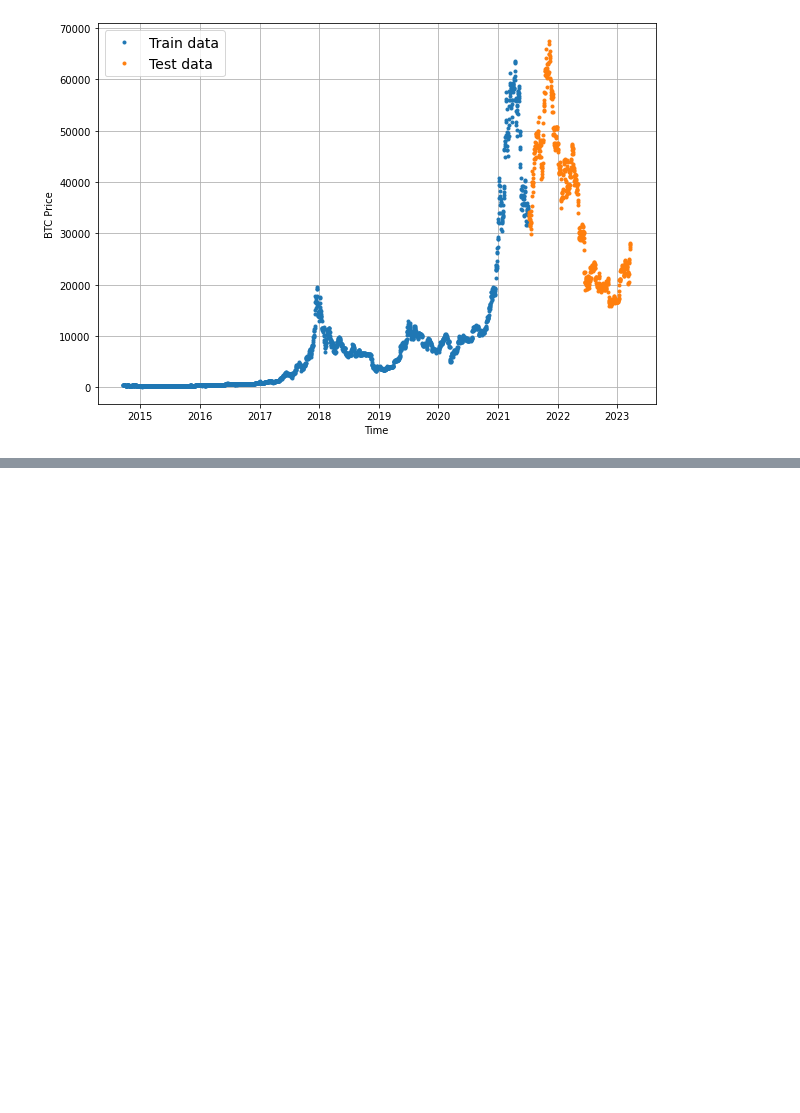
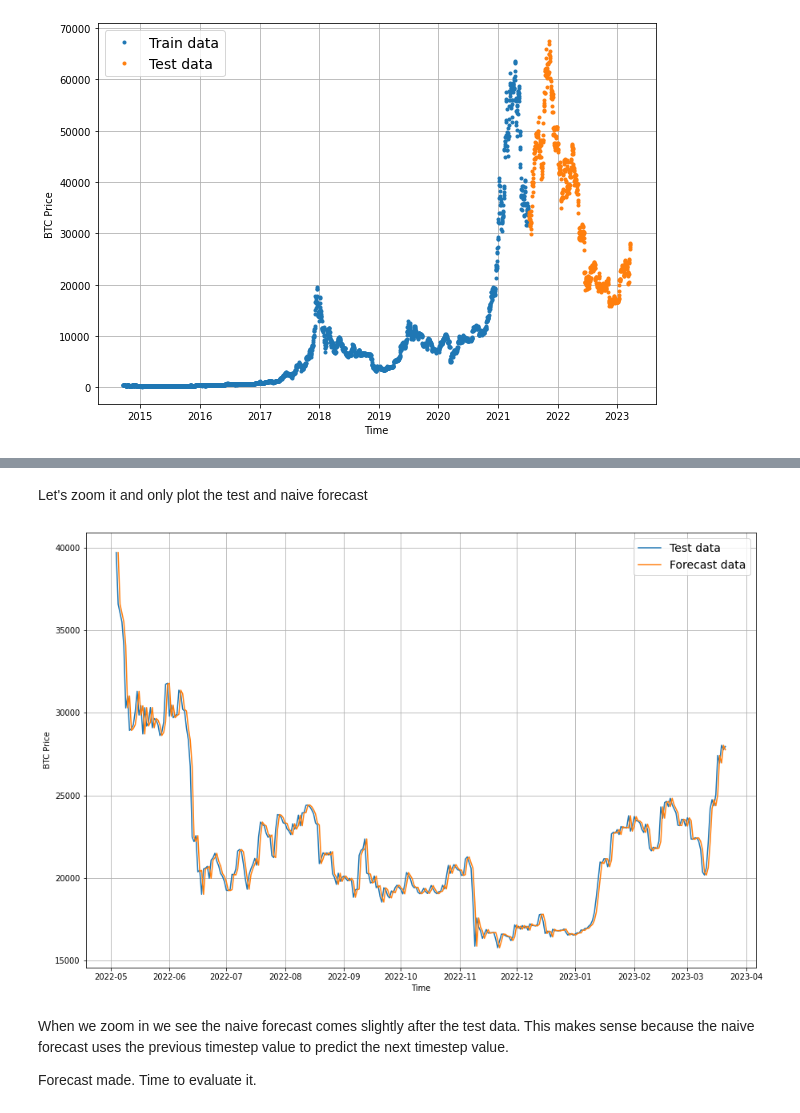
Before and after one commit to SaketMunda/time-series-with-tensorflow, a Jupyter notebook: time_series_with_tensorflow_bitpredict.ipynb, the cells around one changed output, grey strips where cells are left out. Cells and saved outputs as stored; diff of their text form; code cells hidden in the pictures; blank space fills up the shorter version.

```diff
--- a/time_series_with_tensorflow_bitpredict.ipynb
+++ b/time_series_with_tensorflow_bitpredict.ipynb
@@ -265,0 +330,13 @@ plot_time_series(X_test, y_test, label="Test data")
+# %% [markdown]
+Let's zoom it and only plot the test and naive forecast
+# %%
+plt.figure(figsize=(15,10))
+offset=300
+plot_time_series(timesteps=X_test, values=y_test, start=offset, format="-", label="Test data")
+plot_time_series(timesteps=X_test[1:], values=naive_forecast, start=offset, format="-", label="Forecast data");
+# %% [output]
+[figure, added]
+# %% [markdown]
+When we zoom in we see the naive forecast comes slightly after the test data. This makes sense because the naive forecast uses the previous timestep value to predict the next timestep value.
+
+Forecast made. Time to evaluate it.
```
Also changed, not shown: parts of 6 cells of this notebook.
